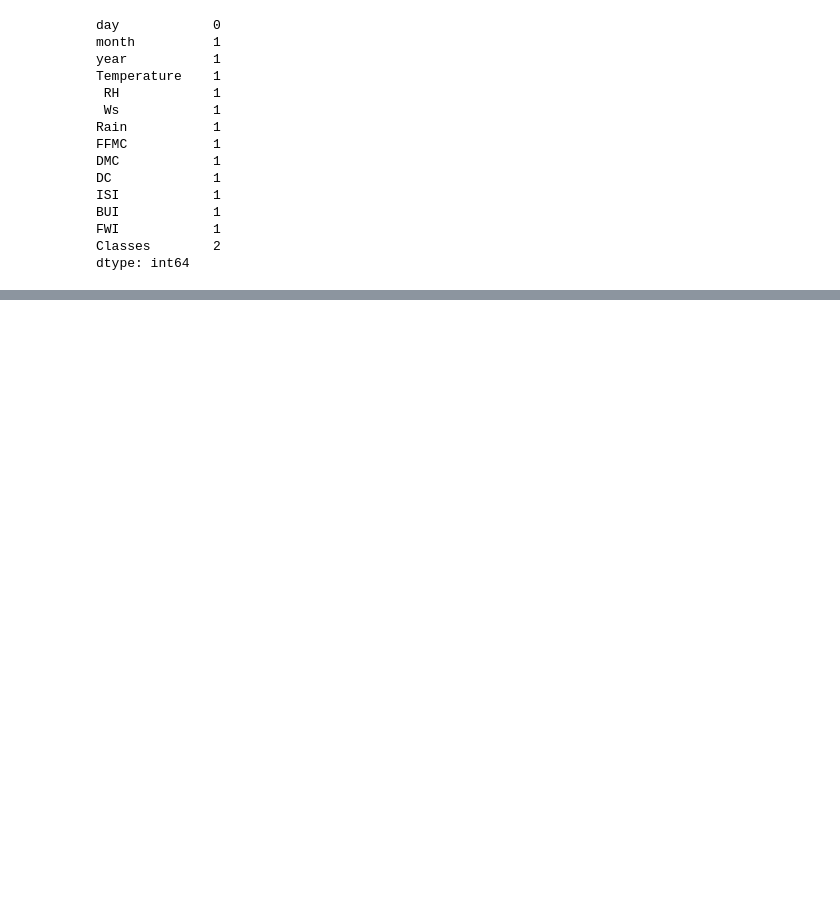
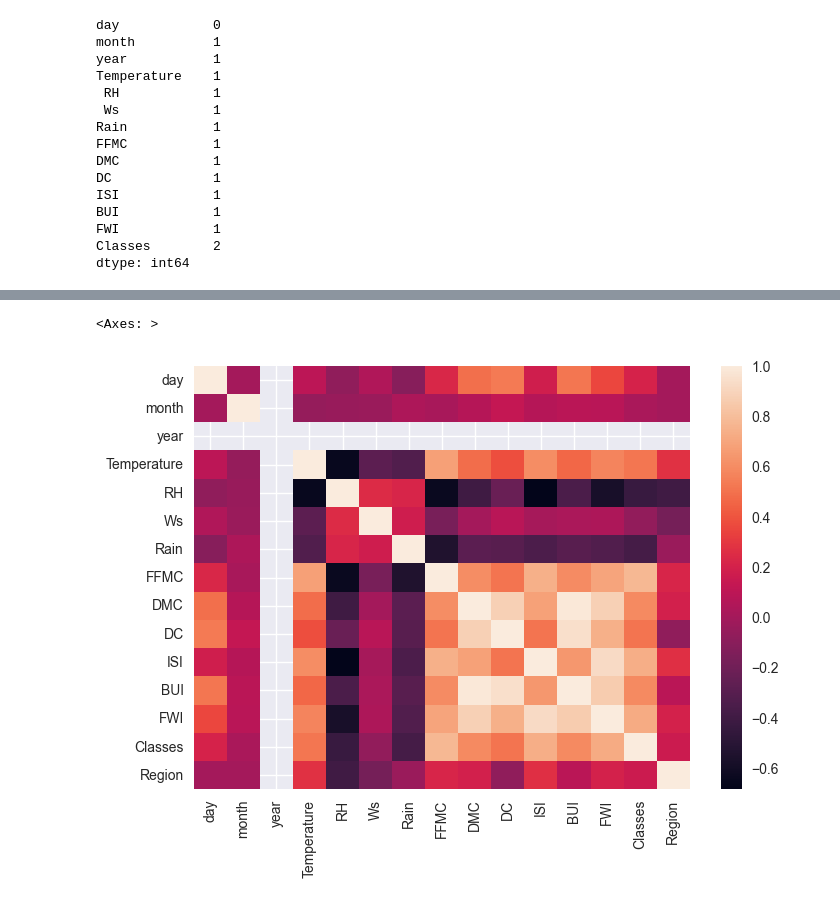
Before and after one commit to YashGupta404/forest_fire_prediction_model, a Jupyter notebook: ridge_lasso_regression/ridge_lasso_regression.ipynb, the cells around one changed output, grey strips where cells are left out. Drawn from its saved outputs; the diff is of its cells as text; code cells hidden in the pictures; blank space fills up the shorter version.

```diff
--- a/ridge_lasso_regression/ridge_lasso_regression.ipynb
+++ b/ridge_lasso_regression/ridge_lasso_regression.ipynb
@@ -104,0 +150,3 @@ df.isnull
+# %%
+df.columns=df.columns.str.strip()
+df.columns
@@ -104,0 +333,5 @@ df.isnull
+# %%
+sns.heatmap(df.corr())
+# %% [output]
+<Axes: >
+[figure, added]
```
Also changed, not shown: parts of 65 cells of this notebook.
